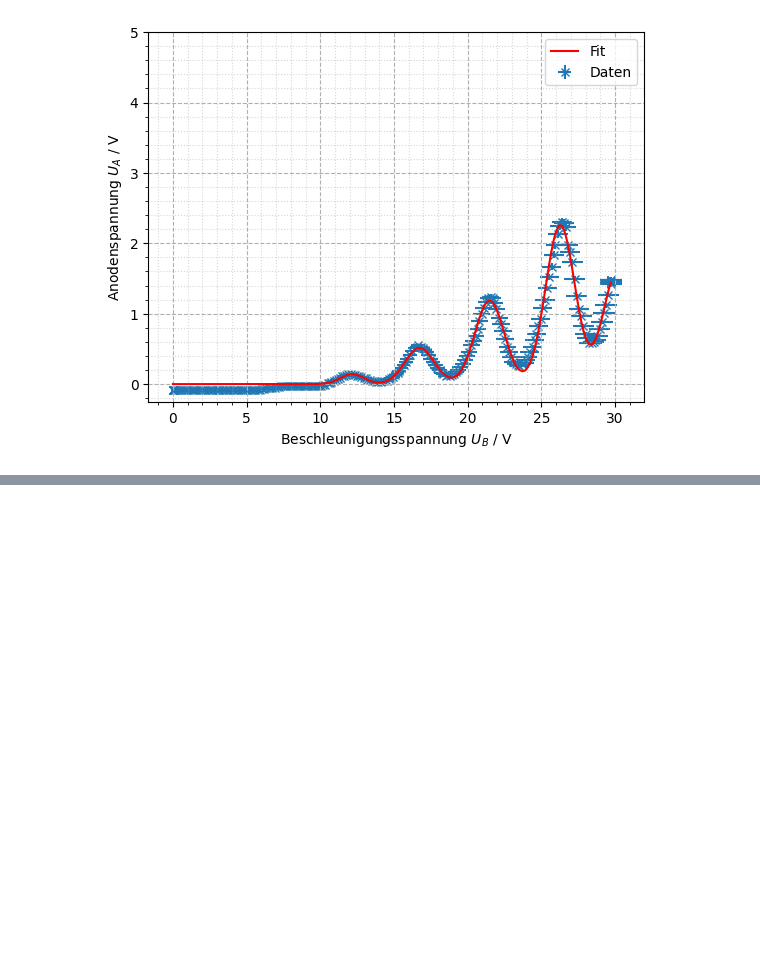
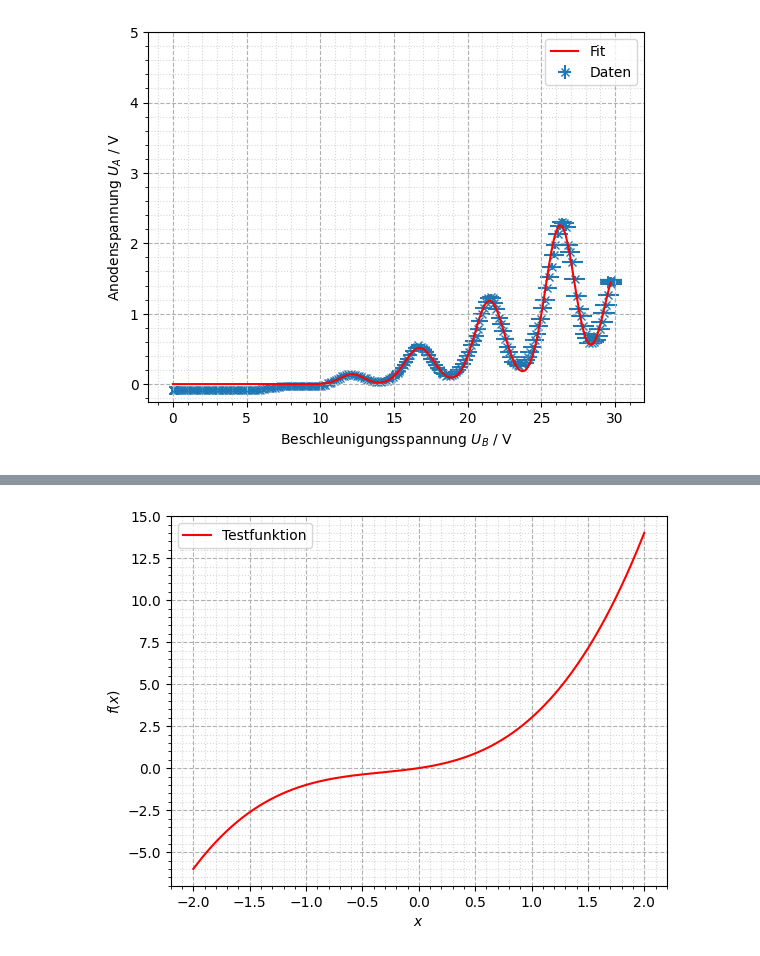
Before and after one commit to itzhaQQ/P4_WS2526, a Jupyter notebook: 401_ElektronischeUebergaengeAnAtomen/src/test.ipynb, the cells around one changed output, grey strips where cells are left out. Saved outputs shown, nothing was run; the diff lists cells and outputs as text; code cells hidden in the pictures; blank space fills up the shorter version.

```diff
--- a/401_ElektronischeUebergaengeAnAtomen/src/test.ipynb
+++ b/401_ElektronischeUebergaengeAnAtomen/src/test.ipynb
@@ -92,0 +148,16 @@ peak_amps: [0.14 0.55 1.24 2.3  1.48]
+# %%
+def func(x, a, b, c, d):
+    return a*x**3 + b*x**2+ c*x + d
+
+x = np.linspace(-2, 2, 500)
+plt.figure()
+plt.plot(x, func(x, 1, 1, 1, 0), 'r-', label='Testfunktion')
+plt.grid(visible=True, which="major", linestyle="--")
+plt.minorticks_on()
+plt.grid(visible=True, which="minor", linestyle=":", alpha=0.5)
+plt.xlabel(r'$x$')
+plt.ylabel(r'$f(x)$')
+plt.legend()
+plt.show()
+# %% [output]
+[figure, added]
```
Also changed, not shown: parts of 2 cells of this notebook, 2 other files.
